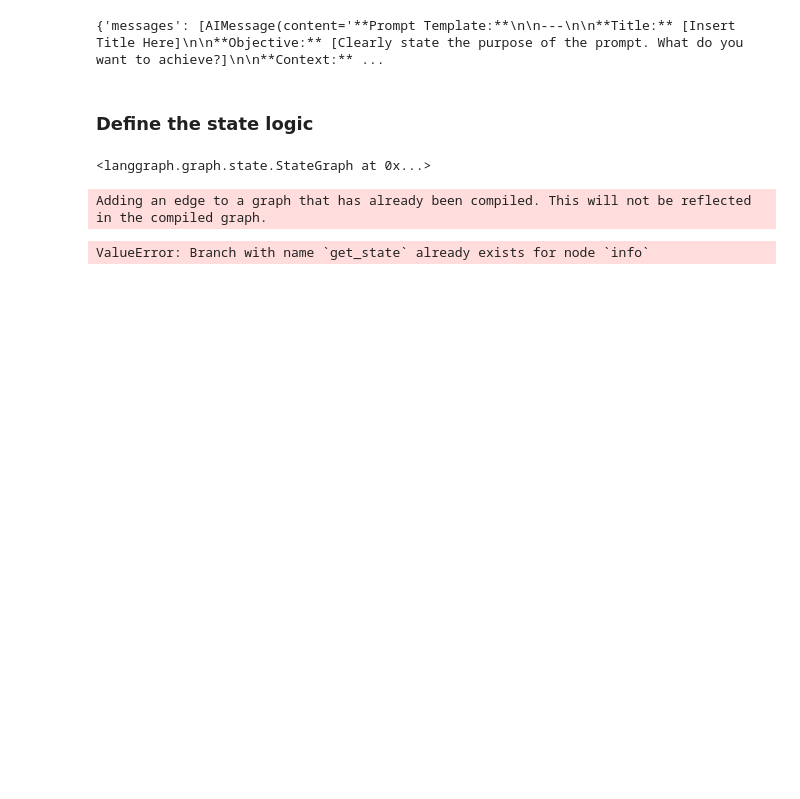
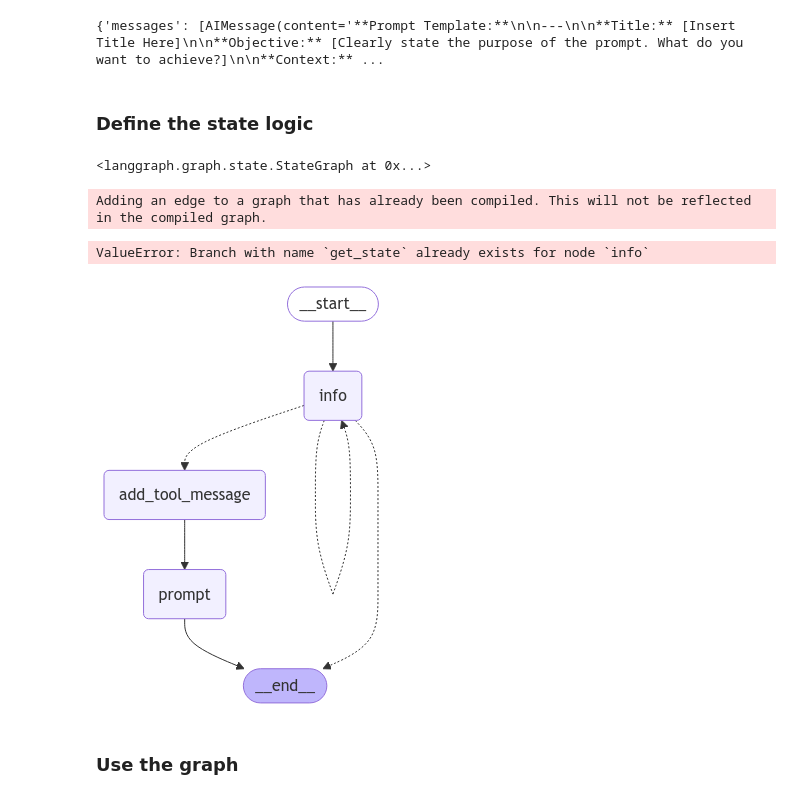
Before and after one commit to kjh1015/test_notebooks_, a Jupyter notebook: prompt_generation.ipynb, the cells around one changed output. Drawn from its saved outputs; the diff is of its cells as text; code cells hidden in the pictures; blank space fills up the shorter version.

```diff
--- a/prompt_generation.ipynb
+++ b/prompt_generation.ipynb
@@ -146,3 +146,11 @@ graph = workflow.compile(checkpointer=memory)
 # %% [output]
 Adding an edge to a graph that has already been compiled. This will not be reflected in the compiled graph.
 ValueError: Branch with name `get_state` already exists for node `info`
+# %%
+from IPython.display import Image, display
+
+display(Image(graph.get_graph().draw_mermaid_png()))
+# %% [output]
+[figure, added]
+# %% [markdown]
+### Use the graph
```
Also changed, not shown: parts of 1 cell of this notebook, 1 other file.
